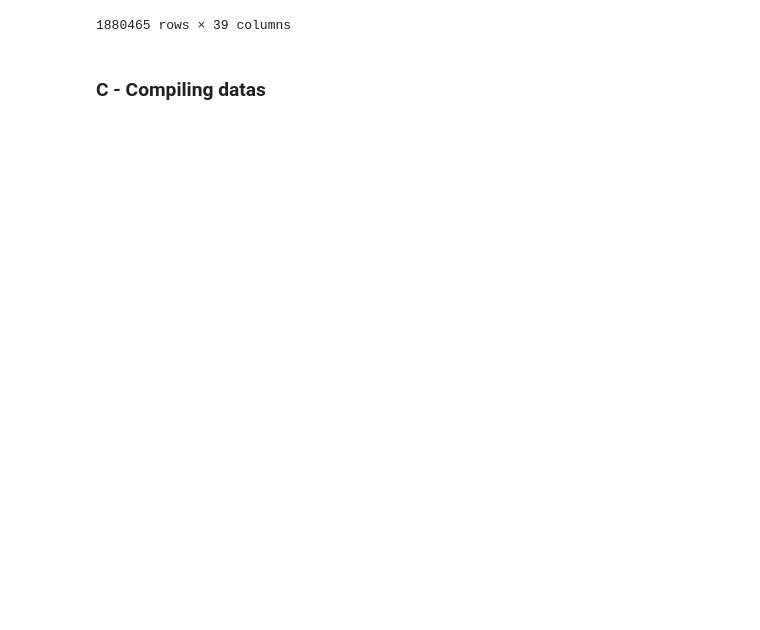
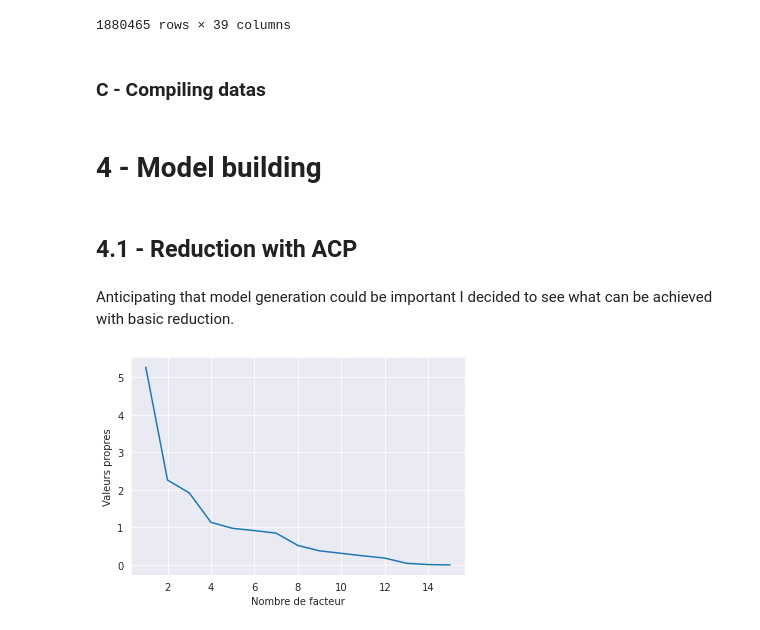
Before and after one commit to Coincoin-Dataduck/wildefires-da, a Jupyter notebook: fire prediction model/prediction_model_creation.ipynb, the cells around one changed output. Saved outputs shown, nothing was run; the diff lists cells and outputs as text; code cells hidden in the pictures; blank space fills up the shorter version.

```diff
--- a/fire prediction model/prediction_model_creation.ipynb
+++ b/fire prediction model/prediction_model_creation.ipynb
@@ -217,3 +230,29 @@ df_combined['fire'] = df_combined['fire'].fillna(0) #geting ride of nan (no fire
 # %%
 df_combined['fire'] = df_combined['fire'].astype(int) #setting it to int
 df_combined.to_csv('combined-data.csv') #export for the team
+# %% [markdown]
+# 4 - Model building
+# %% [markdown]
+## 4.1 - Reduction with ACP
+# %% [markdown]
+Anticipating that model generation could be important I decided to see what can be achieved with basic reduction.
+# %%
+df = pd.read_csv('combined-data.csv')
+df_ACP = df.dropna()
+# %%
+def the_acp_reductionner(df_ACP):
+    scaler = StandardScaler()
+    target = df_ACP['fire']
+    pca = PCA()
+    df_norm = scaler.fit_transform(df_ACP)
+    Coord = pca.fit_transform(df_norm)
+
+    return (pca, Coord, target)
+
+pca_AK, coord_AK, target_AK = the_acp_reductionner(df.loc[df['STATE'] == 'AK'].drop(['STATE', 'DATE', 'LONGITUDE', 'LATITUDE'], axis=1).dropna())
+# %%
+plt.plot(np.arange(1, 16), pca_AK.explained_variance_)
+plt.xlabel('Nombre de facteur')
+plt.ylabel('Valeurs propres');
+# %% [output]
+[figure, added]
```
Also changed, not shown: parts of 30 cells of this notebook, 57 other files.
